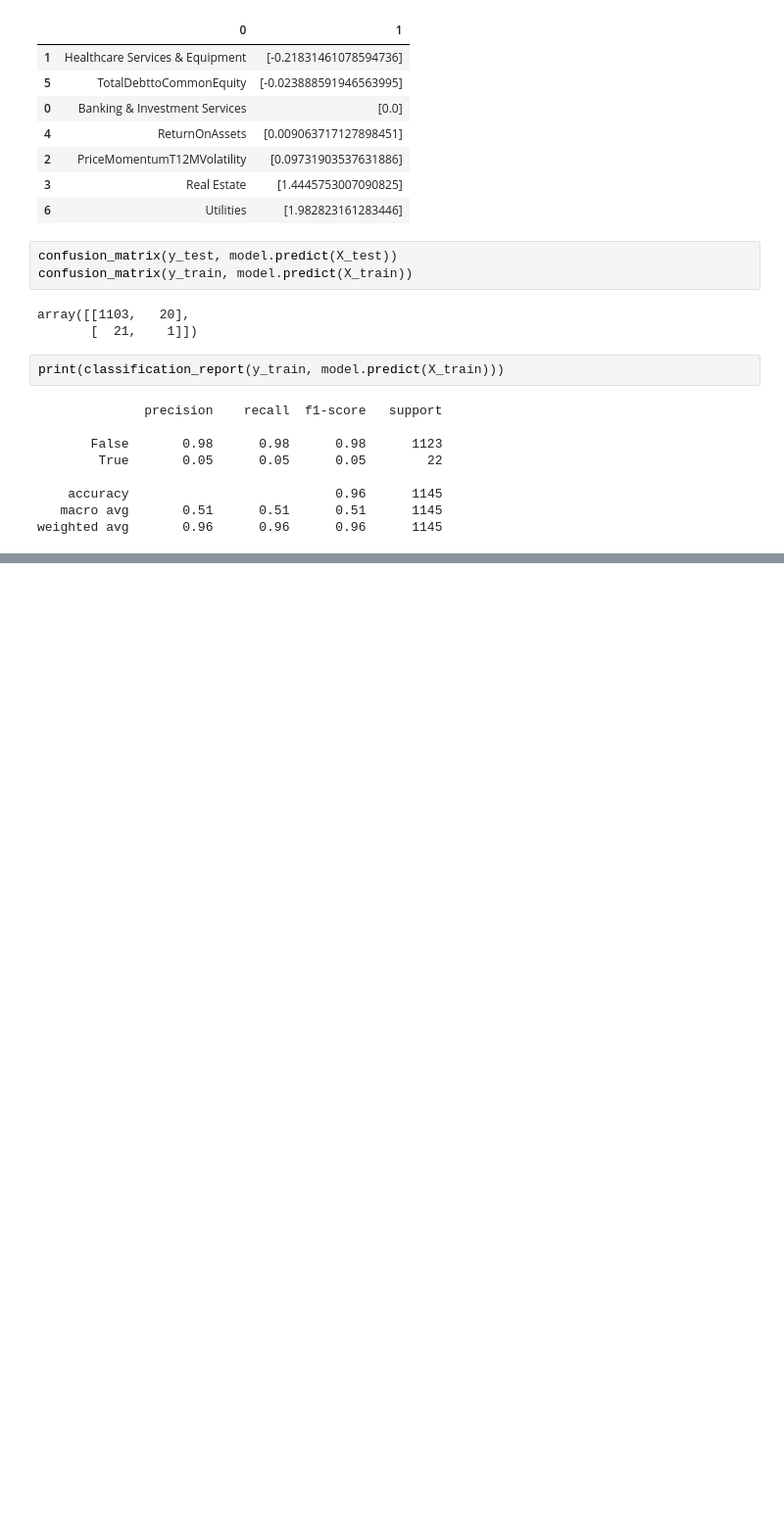
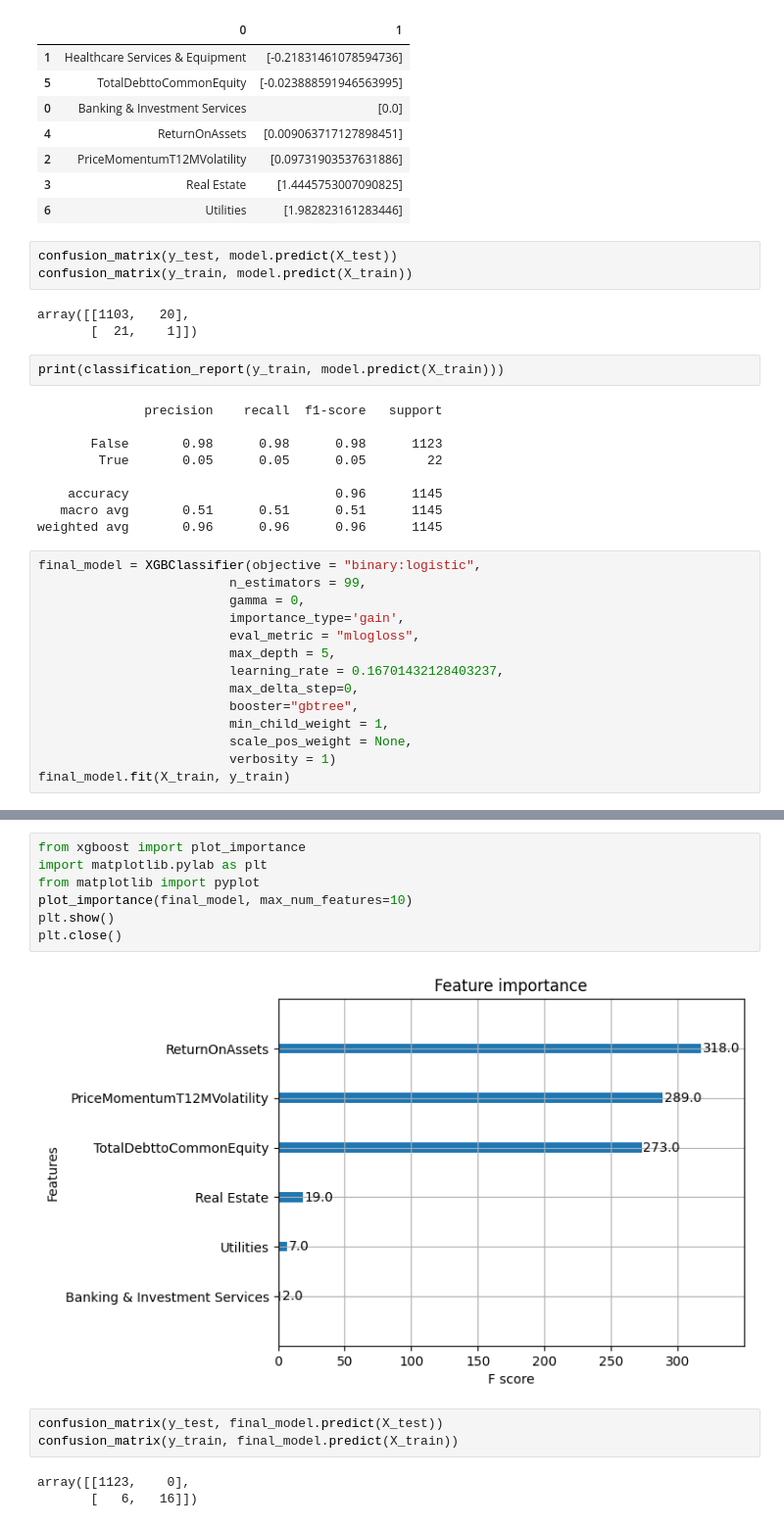
Before and after one commit to wczubal1/BloombergTask, a Jupyter notebook: BloombergTaskWitoldCzubala.ipynb, the cells around one changed output, grey strips where cells are left out. Shown at 98% size. Saved outputs shown, nothing was run; the diff lists cells and outputs as text; blank space fills up the shorter version.

```diff
--- a/BloombergTaskWitoldCzubala.ipynb
+++ b/BloombergTaskWitoldCzubala.ipynb
@@ -159,3 +186,17 @@ print(classification_report(y_train, model.predict(X_train)))
     accuracy                           0.96      1145
    macro avg       0.51      0.51      0.51      1145
 weighted avg       0.96      0.96      0.96      1145
+# %%
+final_model = XGBClassifier(objective = "binary:logistic",
+                         n_estimators = 99,
+                         gamma = 0,
+                         importance_type='gain',
+                         eval_metric = "mlogloss",
+                         max_depth = 5,
+                         learning_rate = 0.16701432128403237,
+                         max_delta_step=0,
+                         booster="gbtree",
+                         min_child_weight = 1,
+                         scale_pos_weight = None,
+                         verbosity = 1)
+final_model.fit(X_train, y_train)
@@ -161,0 +215,15 @@ weighted avg       0.96      0.96      0.96      1145
+# %%
+from xgboost import plot_importance
+import matplotlib.pylab as plt
+from matplotlib import pyplot
+plot_importance(final_model, max_num_features=10)
+plt.show()
+plt.close()
+# %% [output]
+[figure, added]
+# %%
+confusion_matrix(y_test, final_model.predict(X_test))
+confusion_matrix(y_train, final_model.predict(X_train))
+# %% [output]
+array([[1123,    0],
+       [   6,   16]])
```
Also changed, not shown: parts of 5 cells of this notebook.
